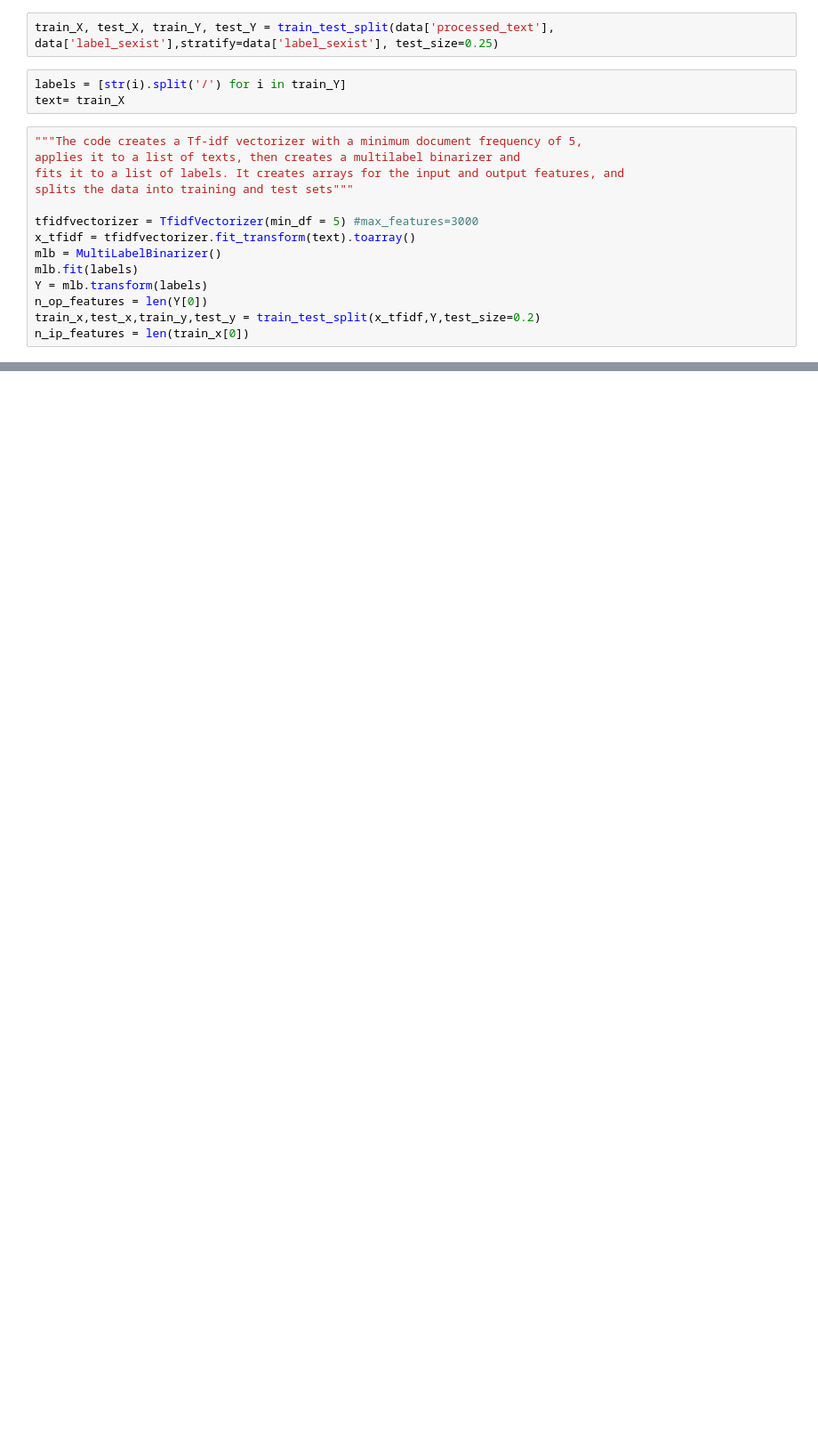
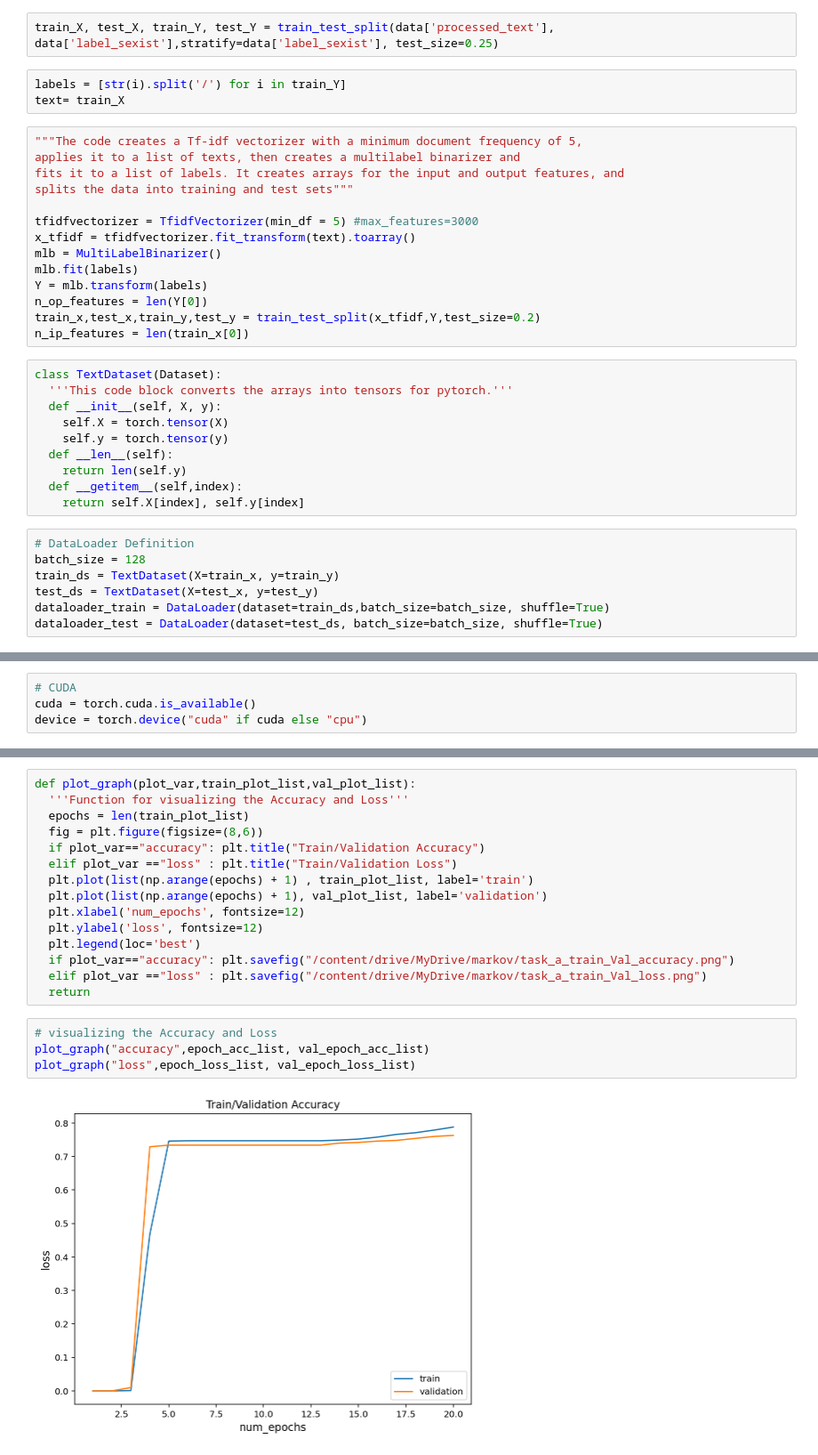
Before and after one commit to spot-ml/spot, a Jupyter notebook: models/Model_2_MLP-TFIDF.ipynb, the cells around one changed output, grey strips where cells are left out. Shown: that part at 89% size. Cells and saved outputs as stored; diff of their text form; blank space fills up the shorter version.

```diff
--- a/models/Model_2_MLP-TFIDF.ipynb
+++ b/models/Model_2_MLP-TFIDF.ipynb
@@ -133,3 +111,20 @@ Y = mlb.transform(labels)
 n_op_features = len(Y[0])
 train_x,test_x,train_y,test_y = train_test_split(x_tfidf,Y,test_size=0.2)
 n_ip_features = len(train_x[0])
+# %%
+class TextDataset(Dataset):
+  '''This code block converts the arrays into tensors for pytorch.'''
+  def __init__(self, X, y):
+    self.X = torch.tensor(X)
+    self.y = torch.tensor(y)
+  def __len__(self):
+    return len(self.y)
+  def __getitem__(self,index):
+    return self.X[index], self.y[index]
+# %%
+# DataLoader Definition
+batch_size = 128
+train_ds = TextDataset(X=train_x, y=train_y)
+test_ds = TextDataset(X=test_x, y=test_y)
+dataloader_train = DataLoader(dataset=train_ds,batch_size=batch_size, shuffle=True)
+dataloader_test = DataLoader(dataset=test_ds, batch_size=batch_size, shuffle=True)
@@ -135,0 +160,4 @@ n_ip_features = len(train_x[0])
+# %%
+# CUDA
+cuda = torch.cuda.is_available()
+device = torch.device("cuda" if cuda else "cpu")
@@ -135,0 +257,21 @@ n_ip_features = len(train_x[0])
+# %%
+def plot_graph(plot_var,train_plot_list,val_plot_list):
+  '''Function for visualizing the Accuracy and Loss'''
+  epochs = len(train_plot_list)
+  fig = plt.figure(figsize=(8,6))
+  if plot_var=="accuracy": plt.title("Train/Validation Accuracy")
+  elif plot_var =="loss" : plt.title("Train/Validation Loss")
+  plt.plot(list(np.arange(epochs) + 1) , train_plot_list, label='train')
+  plt.plot(list(np.arange(epochs) + 1), val_plot_list, label='validation')
+  plt.xlabel('num_epochs', fontsize=12)
+  plt.ylabel('loss', fontsize=12)
+  plt.legend(loc='best')
+  if plot_var=="accuracy": plt.savefig("/content/drive/MyDrive/markov/task_a_train_Val_accuracy.png")
+  elif plot_var =="loss" : plt.savefig("/content/drive/MyDrive/markov/task_a_train_Val_loss.png")
+  return
+# %%
+# visualizing the Accuracy and Loss
+plot_graph("accuracy",epoch_acc_list, val_epoch_acc_list)
+plot_graph("loss",epoch_loss_list, val_epoch_loss_list)
+# %% [output]
+[figure, added]
```
Also changed, not shown: parts of 13 cells of this notebook.
